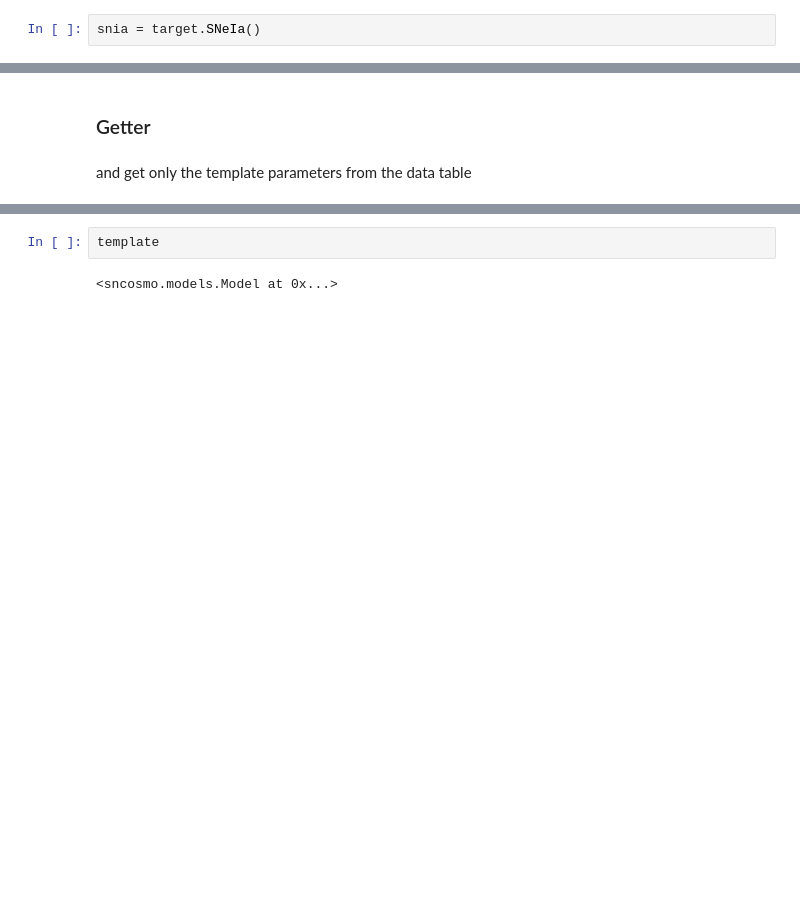
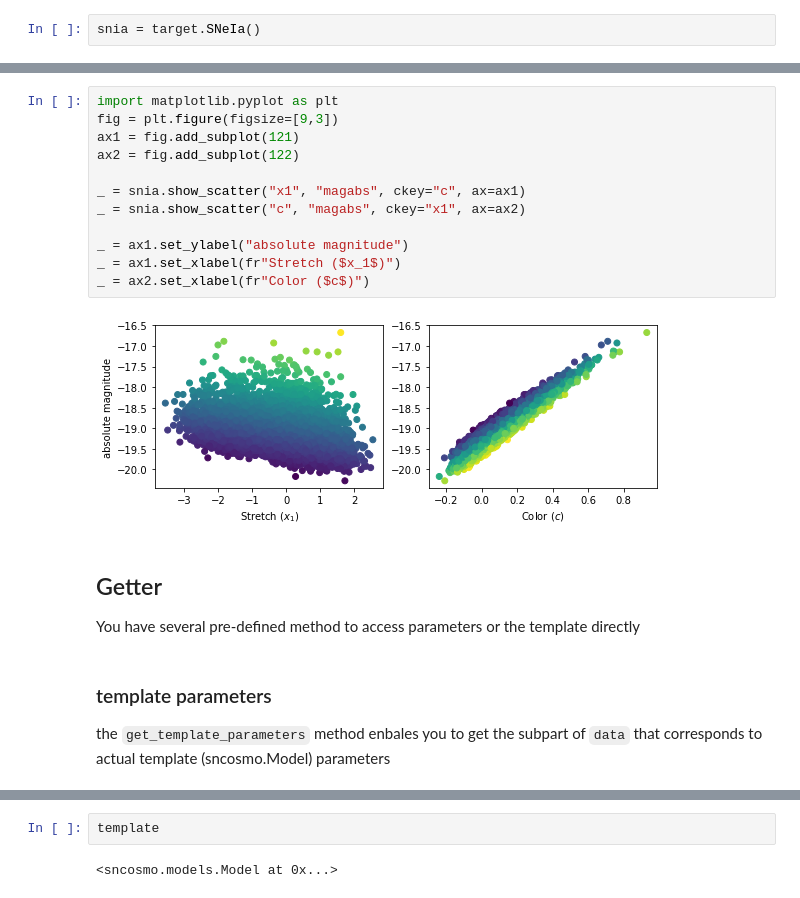
Before and after one commit to MickaelRigault/skysurvey, a Jupyter notebook: docs/quickstart/quickstart_target.ipynb, the cells around one changed output, grey strips where cells are left out. Saved outputs shown, nothing was run; the diff lists cells and outputs as text; blank space fills up the shorter version.

```diff
--- a/docs/quickstart/quickstart_target.ipynb
+++ b/docs/quickstart/quickstart_target.ipynb
@@ -128,7 +174,25 @@ _ = ax.set_xlabel("redshift")
+# %%
+import matplotlib.pyplot as plt
+fig = plt.figure(figsize=[9,3])
+ax1 = fig.add_subplot(121)
+ax2 = fig.add_subplot(122)
+
+_ = snia.show_scatter("x1", "magabs", ckey="c", ax=ax1)
+_ = snia.show_scatter("c", "magabs", ckey="x1", ax=ax2)
+
+_ = ax1.set_ylabel("absolute magnitude")
+_ = ax1.set_xlabel(fr"Stretch ($x_1$)")
+_ = ax2.set_xlabel(fr"Color ($c$)")
+# %% [output]
+[figure, added]
 # %% [markdown]
-### Getter
+## Getter
+
+You have several pre-defined method to access parameters or the template directly
 # %% [markdown]
-and get only the template parameters from the data table
+### template parameters
+
+the `get_template_parameters` method enbales you to get the subpart of ``data`` that corresponds to actual template (sncosmo.Model) parameters
 # %%
 snia.get_template_parameters()
 # %% [output]
```
Also changed, not shown: parts of 31 cells of this notebook, 1 other file.
